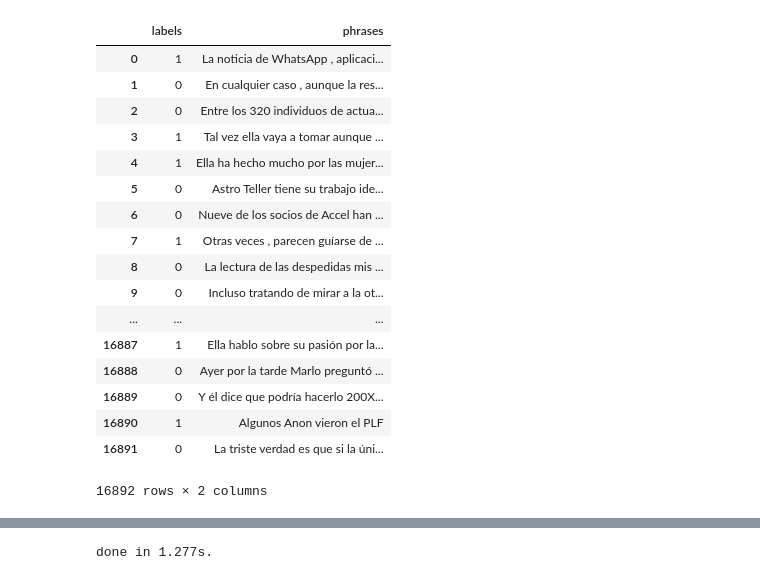
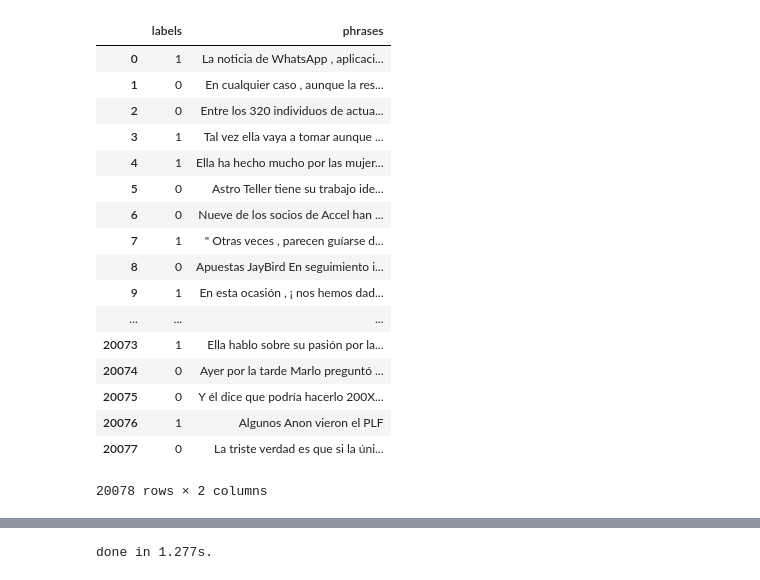
Before and after one commit to Joao-M-Almeida/JEECUnbabelChallenge, a Jupyter notebook: First_tests.ipynb, the cells around one changed output, grey strips where cells are left out. Cells and saved outputs as stored; diff of their text form; code cells hidden in the pictures.

```diff
--- a/First_tests.ipynb
+++ b/First_tests.ipynb
@@ -4,25 +6,25 @@ import numpy as np
 # %%
-translations = pd.read_csv("training.txt", sep="\t", header=None, names=['labels','phrases'])
+translations = pd.read_csv("training.txt", sep="\t", header=None, names=['labels','phrases'], quoting=csv.QUOTE_NONE)
 translations
 # %% [output]
 |  | labels | phrases |
 | 0 | 1 | La noticia de WhatsApp , aplicaci... |
 | 1 | 0 | En cualquier caso , aunque la res... |
 | 2 | 0 | Entre los 320 individuos de actua... |
 | 3 | 1 | Tal vez ella vaya a tomar aunque ... |
 | 4 | 1 | Ella ha hecho mucho por las mujer... |
 | 5 | 0 | Astro Teller tiene su trabajo ide... |
 | 6 | 0 | Nueve de los socios de Accel han ... |
-| 7 | 1 | Otras veces , parecen guíarse de ... |
-| 8 | 0 | La lectura de las despedidas mis ... |
-| 9 | 0 | Incluso tratando de mirar a la ot... |
+| 7 | 1 | " Otras veces , parecen guíarse d... |
+| 8 | 0 | Apuestas JayBird En seguimiento i... |
+| 9 | 1 | En esta ocasión , ¡ nos hemos dad... |
 | ... | ... | ... |
-| 16887 | 1 | Ella hablo sobre su pasión por la... |
-| 16888 | 0 | Ayer por la tarde Marlo preguntó ... |
-| 16889 | 0 | Y él dice que podría hacerlo 200X... |
-| 16890 | 1 | Algunos Anon vieron el PLF |
-| 16891 | 0 | La triste verdad es que si la úni... |
+| 20073 | 1 | Ella hablo sobre su pasión por la... |
+| 20074 | 0 | Ayer por la tarde Marlo preguntó ... |
+| 20075 | 0 | Y él dice que podría hacerlo 200X... |
+| 20076 | 1 | Algunos Anon vieron el PLF |
+| 20077 | 0 | La triste verdad es que si la úni... |
-16892 rows × 2 columns
+20078 rows × 2 columns
 # %%
 #Notes about the data:
 # it's about 50/50 labels
```
Also changed, not shown: parts of 20 cells of this notebook, 1 other file.
